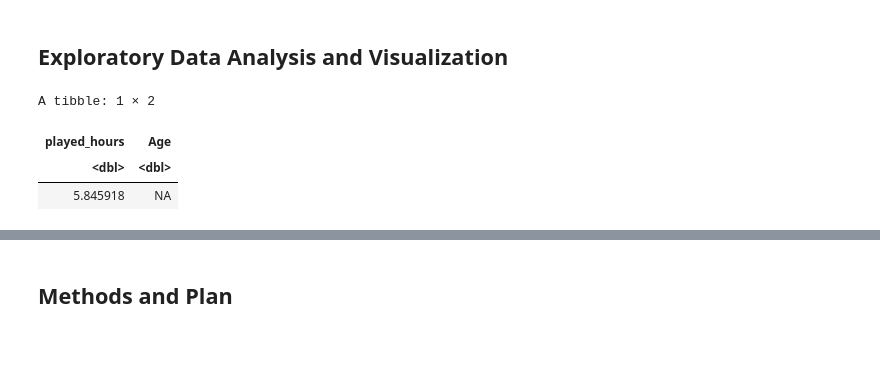
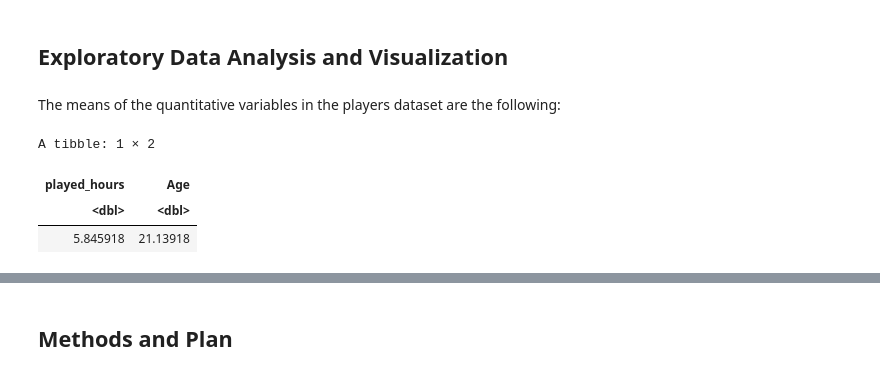
Before and after one commit to amartosp23/DSCI-100-Project, a Jupyter notebook: Planning Stage.ipynb, the cells around one changed output, grey strips where cells are left out. Saved outputs shown, nothing was run; the diff lists cells and outputs as text; code cells hidden in the pictures; blank space fills up the shorter version.

```diff
--- a/Planning Stage.ipynb
+++ b/Planning Stage.ipynb
@@ -136,14 +136,16 @@ On the other hand, the categorical variables mentioned in my specific question,
 Then, for the gender variable, I can create dummy variables for each gender category.
 # %% [markdown]
 ## Exploratory Data Analysis and Visualization
+# %% [markdown]
+The means of the quantitative variables in the players dataset are the following:
 # %%
 means_quant_vars <- players |>
     select(played_hours, Age) |>
-    map_dfr(mean)
+    map_dfr(mean, na.rm = TRUE)
 
 means_quant_vars
 # %% [output]
 A tibble: 1 × 2
 | played_hours | Age |
 | <dbl> | <dbl> |
-| 5.845918 | NA |
+| 5.845918 | 21.13918 |
```
Also changed, not shown: parts of 15 cells of this notebook.
